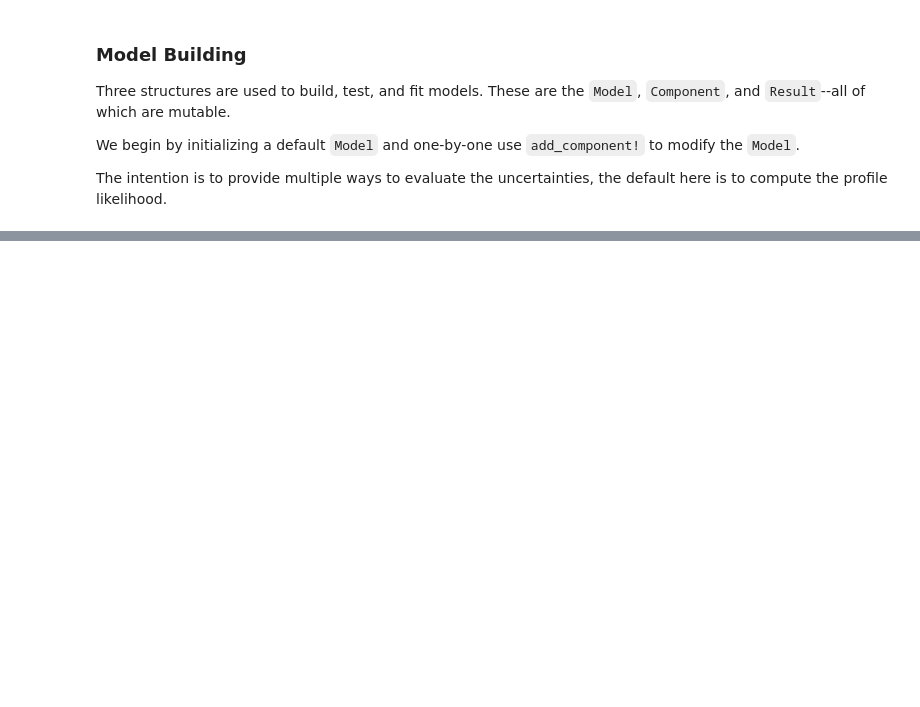
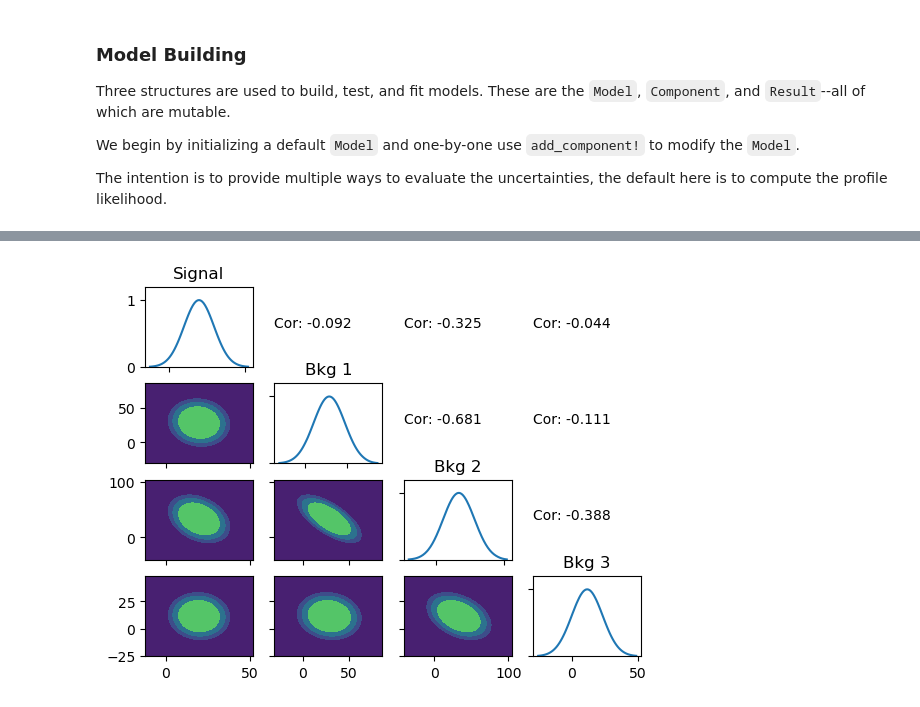
Before and after one commit to MorganAskins/watchfish, a Jupyter notebook: protofish.ipynb, the cells around one changed output, grey strips where cells are left out. Drawn from its saved outputs; the diff is of its cells as text; code cells hidden in the pictures; blank space fills up the shorter version.

```diff
--- a/protofish.ipynb
+++ b/protofish.ipynb
@@ -82,16 +82,16 @@ The intention is to provide multiple ways to evaluate the uncertainties, the def
 
 m = Model()
 
-add_component!(m, "Signal", 0.0; σ=Inf)
-add_component!(m, "Bkg 1",  30.0; σ=10.0)
-#add_component!(m, "Bkg 2", 40.0; σ=45.0)
-#add_component!(m, "Bkg 3", 12.0; σ=12.0)
+add_component!(m, "Signal", 20.0; σ=10.0)
+add_component!(m, "Bkg 1",  30.0; σ=20.0)
+add_component!(m, "Bkg 2",  40.0; σ=45.0)
+add_component!(m, "Bkg 3",  12.0; σ=12.0)
 
-data = 25 #events
+data = 93 #events
 results = run_fish!(m, data)
 
 println("Found min, profiling now")
 
 # Results stored in a DataFrame.jl
-compute_profiled_uncertainties!(results, 0.68)
+compute_profiled_uncertainties!(results; σ=2)
 pretty_results(results)
@@ -106,8 +115,23 @@ plt.show()
 ## WITHOUT a prior, we can take the normalized objective function
 using PyPlot
 using NLopt
+using Printf
 
-function correlation_plots(results; steps=100)
+function mean_comp(x, y)
+    sum(x.*y)
+end
+
+function variance(x, y, μ)
+    sum( (x .- μ).^2 .*y )
+end
+
+function covariance(x, y, μx, μy, z)
+    N = sum(z)
+    k = transpose(x .- μx).*(y .- μy).*z
+    sum( k )/N
+end
+
+function correlation_plots(results; steps=200)
     ## Everything stored in results
     M = results.model.dims
     fig, ax = subplots(nrows=M, ncols=M)
@@ -126,51 +150,61 @@ function correlation_plots(results; steps=100)
                 ax[j, i].set_yticklabels([])
             end
             if i > j
                 ax[j, i].axis("off")
-                ax[j, i].text(0,0.5,"hi")
                 continue
             end
             # profile this parameter
             nlow = copy(results.lower_bounds)
             nhigh = copy(results.upper_bounds)
             p0 = copy(results.min_parameters)
             nll = []
             if i != j
                 A = range(minimum(v.likelihood_x), length=steps, stop=maximum(v.likelihood_x)) |> collect
-                B = range(minimum(w.likelihood_x), length=steps, stop=maximum(w.likelihood_x)) |> collect
-                for a in A
-                    for b in B
-                        nlow[i], nlow[j] = a, b
-                        nhigh[i], nhigh[j] = a, b
-                        results.opt.lower_bounds = nlow
-                        results.opt.upper_bounds = nhigh
-                        #p0 = copy(results.min_parameters)
-                        p0[i], p0[j] = a, b
-                        minf, minx, ret = optimize!(results.opt, p0)
-                        if minf == 0
-                            minf = 100
-                        end
-                        push!(nll, exp(-minf) )
+                B = range(minimum(w.likelihood_x), length=steps+5, stop=maximum(w.likelihood_x)) |> collect
+                function getnll(a, b)
+                    nlow[i], nlow[j] = a, b
+                    nhigh[i], nhigh[j] = a, b
+                    results.opt.lower_bounds = nlow
+                    results.opt.upper_bounds = nhigh
+                    #p0 = copy(results.min_parameters)
+                    p0[i], p0[j] = a, b
+                    minf, minx, ret = optimize!(results.opt, p0)
+                    if minf == 0
+                        minf = 10000
                     end
+                    exp(-minf)
                 end
-                nll = nll / maximum(nll)
-                Z = reshape(nll, length(A), length(B))
+                Z = [getnll(a, b) for b in B, a in A]
+                Z = Z / maximum(Z)
 
-                ## Given Z
+                ## Given Z, A, B
+                yb = sum(Z, dims=2)
+                ya = transpose( sum(Z, dims=1) )
+                ya = ya / sum(ya)
+                yb = yb / sum(yb)
 
+                mean_a = mean_comp(A, ya)
+                mean_b = mean_comp(B, yb)
+                var_a = sqrt( variance(A, ya, mean_a) )
+                var_b = sqrt( variance(B, yb, mean_b) )
+                cov = covariance(A, B, mean_a, mean_b, Z)
+                cor = cov / var_a / var_b
+                ax[i, j].text(0,0.5, @sprintf("Cor: %0.3f", cor))
                 ax[j,i].contourf(A, B, Z, levels=levels)
                 continue
             end
             ax[i, i].plot( v.likelihood_x, v.likelihood_y )
             ax[i, i].set_title(k)
             ax[i,i].set_ylim(0, 1.2)
         end
     end
 end
 ## Lets do a diagonal plot
 
 correlation_plots(results)
 show()
+# %% [output]
+[figure, added]
 # %%
 # Correlation Matrix
 # %%
```
Also changed, not shown: parts of 1 cell of this notebook, 2 other files.
